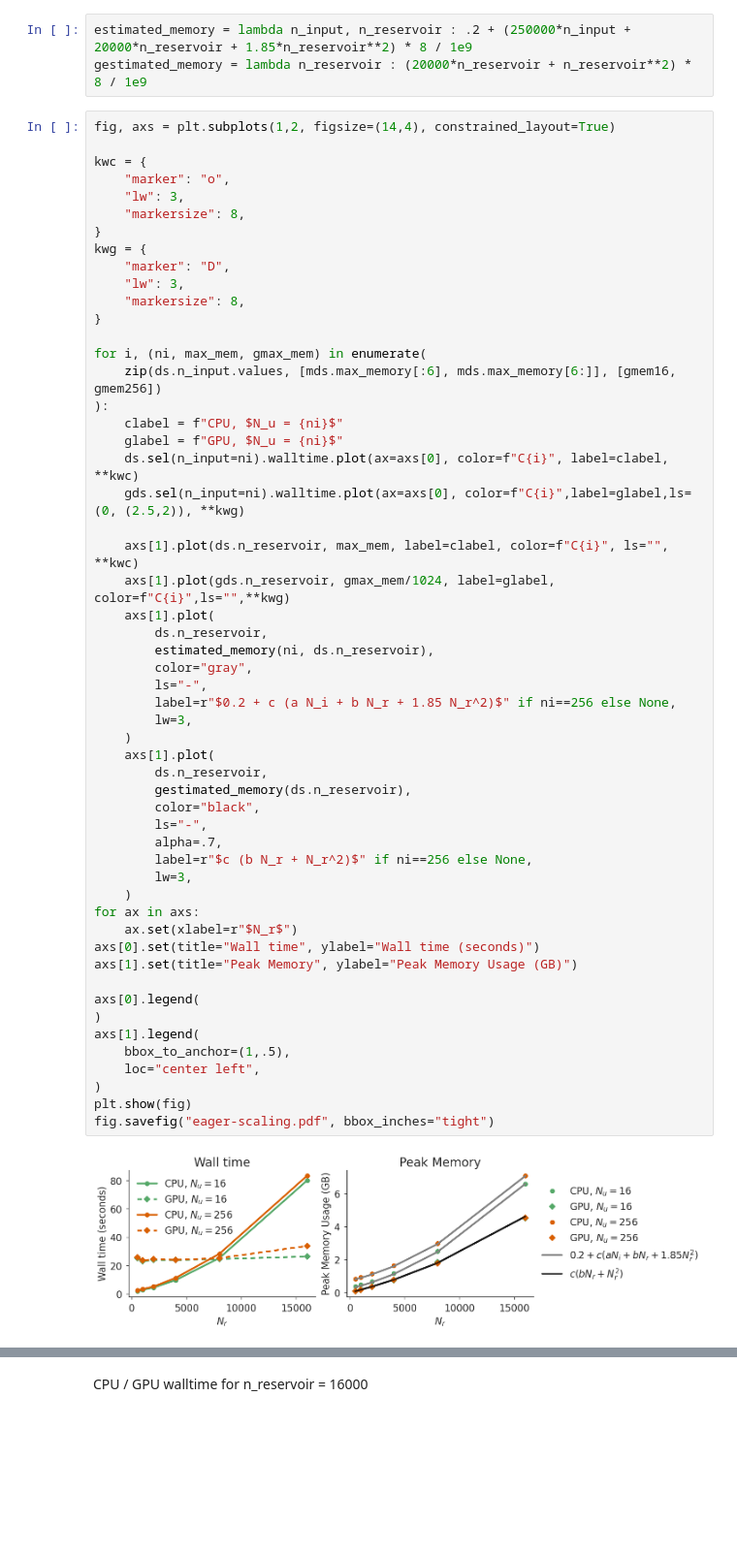
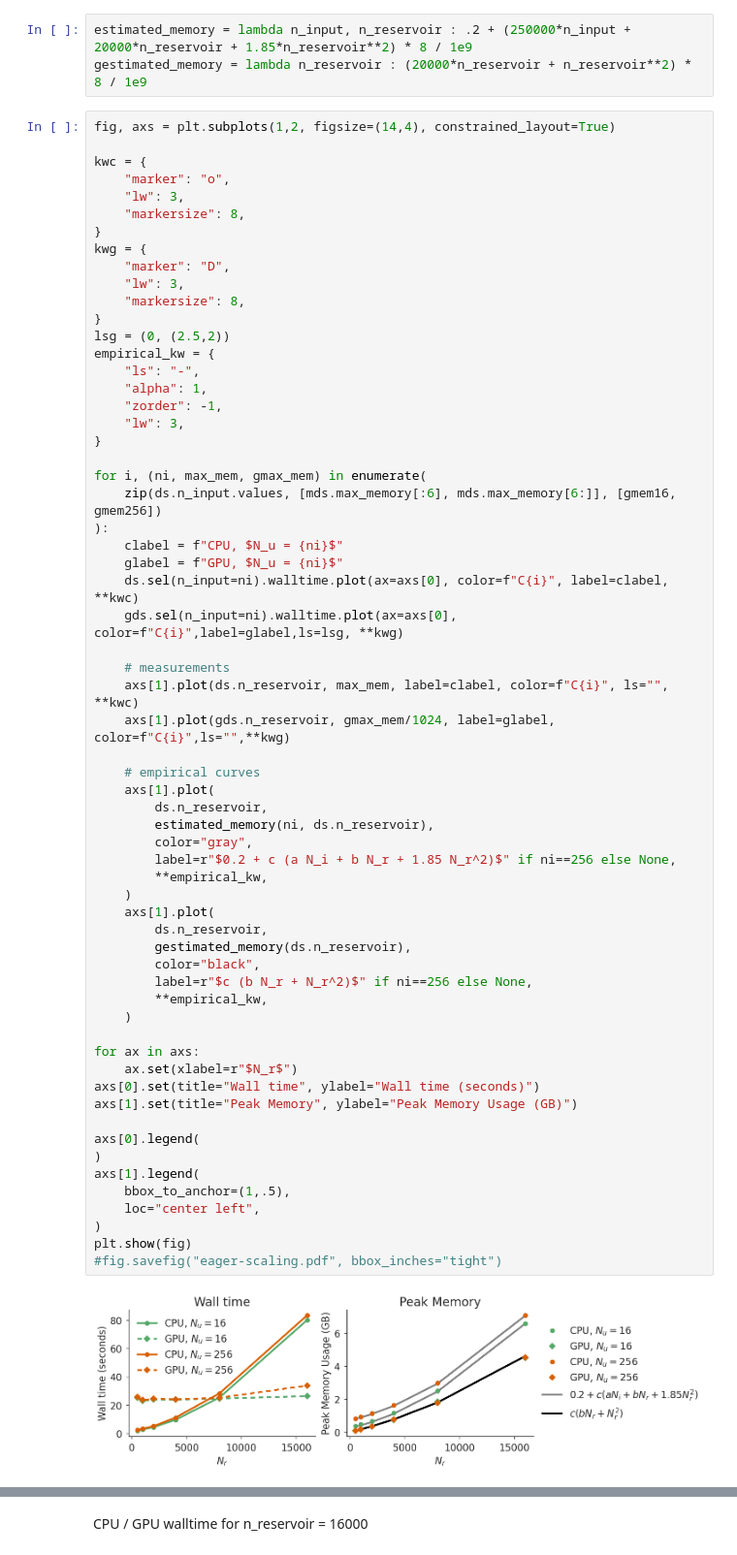
Before and after one commit to timothyas/xesn, a Jupyter notebook: scaling/plot_scaling.ipynb, the cells around one changed output, grey strips where cells are left out. Shown at 97% size. Saved outputs shown, nothing was run; the diff lists cells and outputs as text; blank space fills up the shorter version.

```diff
--- a/scaling/plot_scaling.ipynb
+++ b/scaling/plot_scaling.ipynb
@@ -216,6 +218,13 @@ kwg = {
     "lw": 3,
     "markersize": 8,
 }
+lsg = (0, (2.5,2))
+empirical_kw = {
+    "ls": "-",
+    "alpha": 1,
+    "zorder": -1,
+    "lw": 3,
+}
 
 for i, (ni, max_mem, gmax_mem) in enumerate(
     zip(ds.n_input.values, [mds.max_memory[:6], mds.max_memory[6:]], [gmem16, gmem256])
@@ -223,39 +232,40 @@ for i, (ni, max_mem, gmax_mem) in enumerate(
     clabel = f"CPU, $N_u = {ni}$"
     glabel = f"GPU, $N_u = {ni}$"
     ds.sel(n_input=ni).walltime.plot(ax=axs[0], color=f"C{i}", label=clabel, **kwc)
-    gds.sel(n_input=ni).walltime.plot(ax=axs[0], color=f"C{i}",label=glabel,ls=(0, (2.5,2)), **kwg)
+    gds.sel(n_input=ni).walltime.plot(ax=axs[0], color=f"C{i}",label=glabel,ls=lsg, **kwg)
 
+    # measurements
     axs[1].plot(ds.n_reservoir, max_mem, label=clabel, color=f"C{i}", ls="", **kwc)
     axs[1].plot(gds.n_reservoir, gmax_mem/1024, label=glabel, color=f"C{i}",ls="",**kwg)
+
+    # empirical curves
     axs[1].plot(
         ds.n_reservoir,
         estimated_memory(ni, ds.n_reservoir),
         color="gray",
-        ls="-",
         label=r"$0.2 + c (a N_i + b N_r + 1.85 N_r^2)$" if ni==256 else None,
-        lw=3,
+        **empirical_kw,
     )
     axs[1].plot(
         ds.n_reservoir,
         gestimated_memory(ds.n_reservoir),
         color="black",
-        ls="-",
-        alpha=.7,
         label=r"$c (b N_r + N_r^2)$" if ni==256 else None,
-        lw=3,
+        **empirical_kw,
     )
+
 for ax in axs:
     ax.set(xlabel=r"$N_r$")
 axs[0].set(title="Wall time", ylabel="Wall time (seconds)")
 axs[1].set(title="Peak Memory", ylabel="Peak Memory Usage (GB)")
 
 axs[0].legend(
 )
 axs[1].legend(
     bbox_to_anchor=(1,.5),
     loc="center left",
 )
 plt.show(fig)
-fig.savefig("eager-scaling.pdf", bbox_inches="tight")
+#fig.savefig("eager-scaling.pdf", bbox_inches="tight")
 # %% [output]
-[figure, old version]
+[figure, new version]
```
Also changed, not shown: parts of 2 cells of this notebook, 1 other file.
